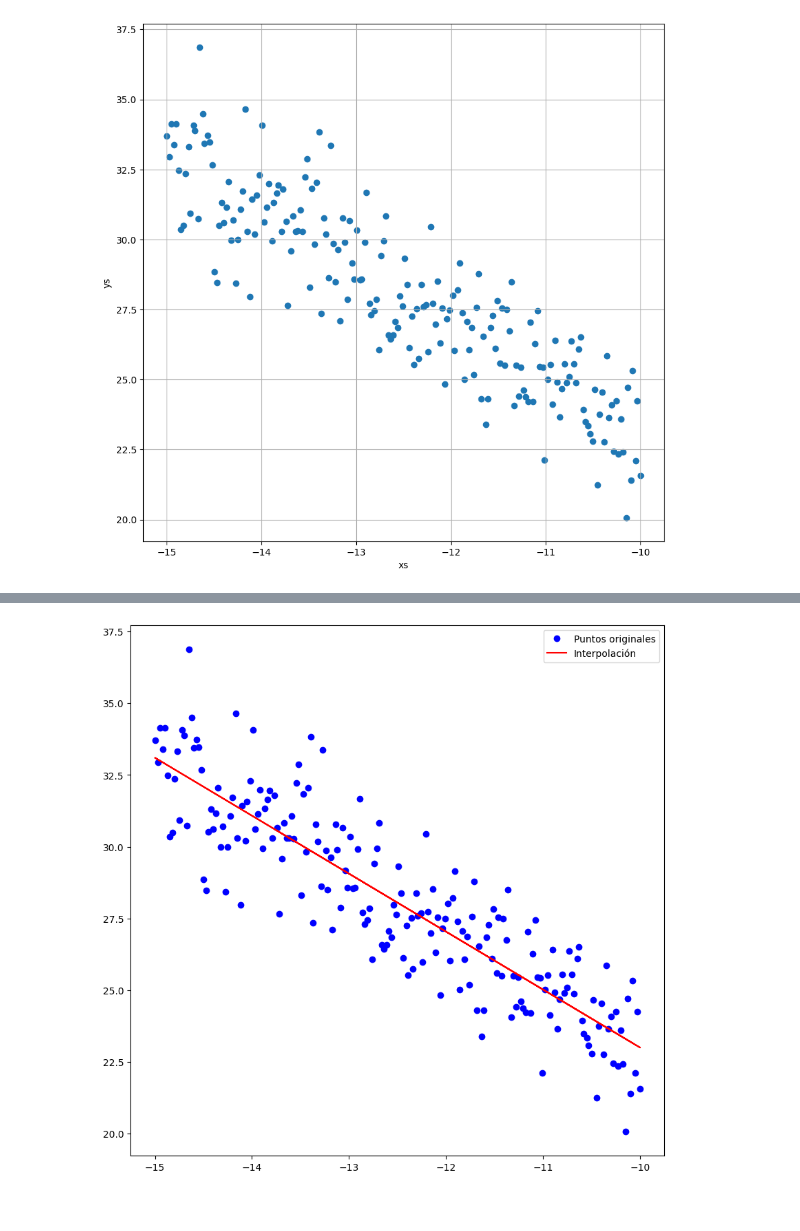
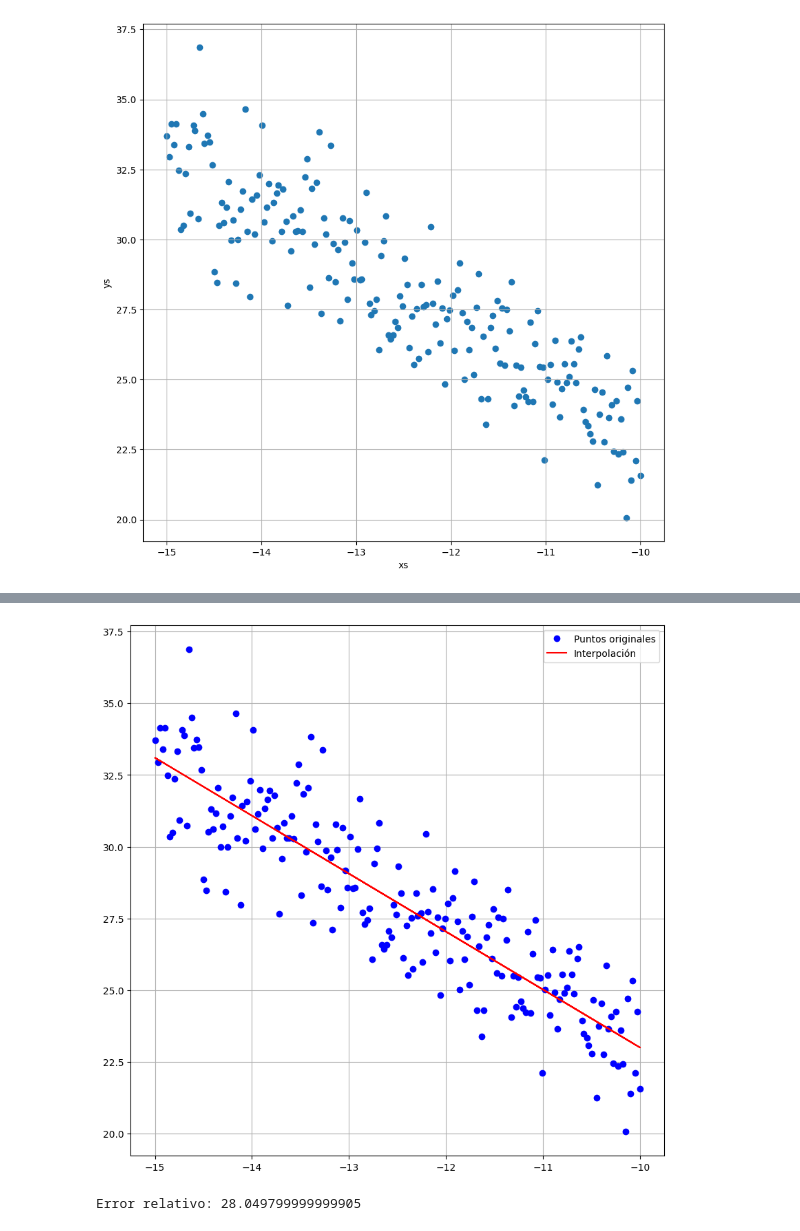
Before and after one commit to DavidEgas2004/Examen_IIB, a Jupyter notebook: p3_min_squares.ipynb, the cells around one changed output, grey strips where cells are left out. Drawn from its saved outputs; the diff is of its cells as text; code cells hidden in the pictures.

```diff
--- a/p3_min_squares.ipynb
+++ b/p3_min_squares.ipynb
@@ -496,10 +496,12 @@ gradiente = [der_parcial_1, der_parcial_0]
 # %%
 solucion= ajustar_min_cuadrados(xs, ys, gradiente)
 print(solucion)
+
 # Grafica la interpolación
 plt.figure(figsize=(10, 10))
 plt.plot(xs, ys, 'bo', label='Puntos originales')
 plt.plot(xs, np.polyval(solucion, xs), 'r-', label='Interpolación')
+plt.grid(True)
 plt.legend()
 plt.show()
 # %% [output]
@@ -508,4 +510,10 @@ plt.show()
 [[ 2.91706700e+04 -2.30000000e+03 -6.53642952e+04]
  [-3.63797881e-12 -2.88419841e+00 -8.07502444e+00]]
 [-2.02000428  2.79974651]
-[figure, old version]
+[figure, new version]
+# %%
+# Calcular el error relativo
+error_relativo = np.sum(np.abs(np.polyval(solucion, xs)) / len(xs))
+print("Error relativo:", error_relativo)
+# %% [output]
+Error relativo: 28.049799999999905
```
Also changed, not shown: parts of 5 cells of this notebook, 1 other file.
